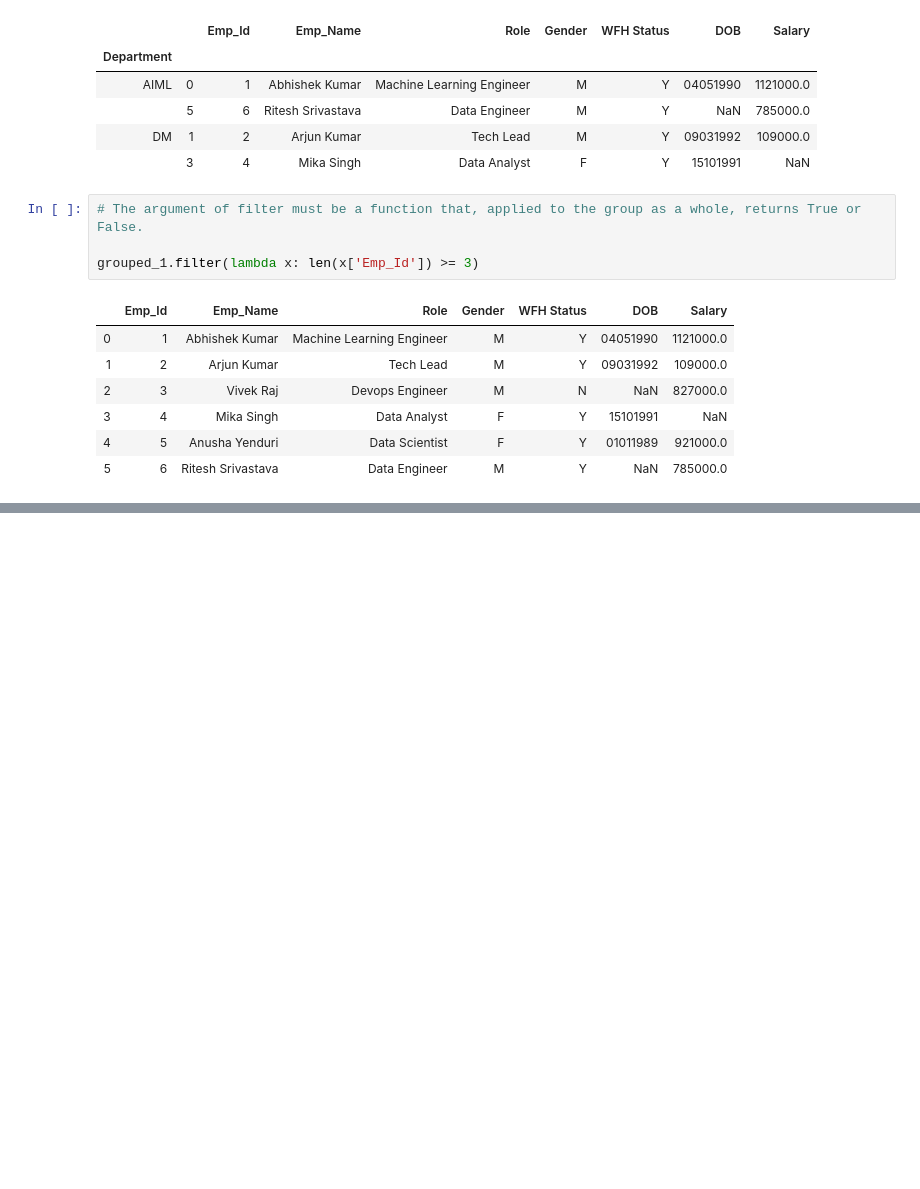
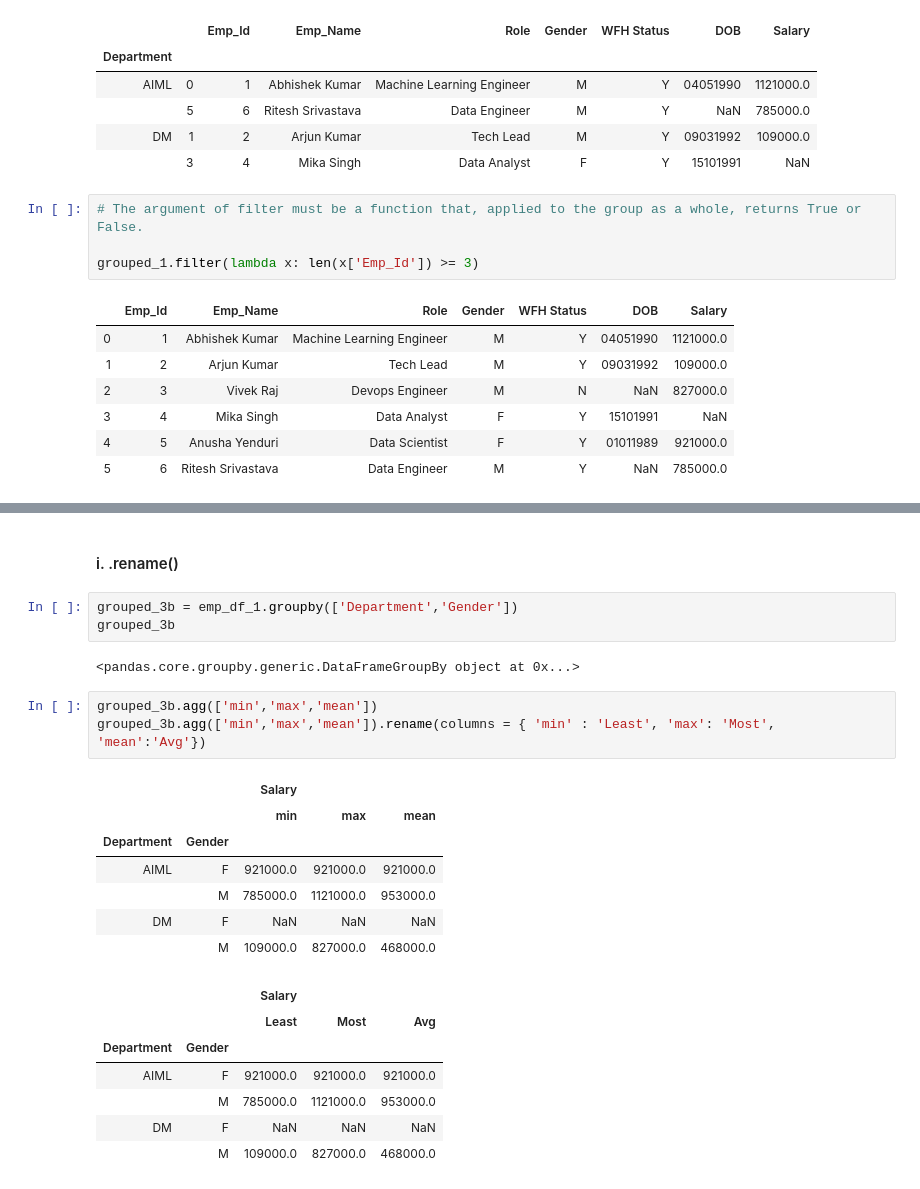
Before and after one commit to AbhishekKumar-0311/Machine-Learning-with-Python, a Jupyter notebook: Pandas/Learning_Pandas_Part_4.ipynb, the cells around one changed output, grey strips where cells are left out. Cells and saved outputs as stored; diff of their text form; blank space fills up the shorter version.

```diff
--- a/Pandas/Learning_Pandas_Part_4.ipynb
+++ b/Pandas/Learning_Pandas_Part_4.ipynb
@@ -196,0 +393,25 @@ grouped_2
+# %% [markdown]
+#### i. .rename()
+# %%
+grouped_3b = emp_df_1.groupby(['Department','Gender'])
+grouped_3b
+# %% [output]
+<pandas.core.groupby.generic.DataFrameGroupBy object at 0x...>
+# %%
+grouped_3b.agg(['min','max','mean'])
+grouped_3b.agg(['min','max','mean']).rename(columns = { 'min' : 'Least', 'max': 'Most', 'mean':'Avg'})
+# %% [output]
+|  |  | Salary |  |  |
+|  |  | min | max | mean |
+| Department | Gender |  |  |  |
+| AIML | F | 921000.0 | 921000.0 | 921000.0 |
+|  | M | 785000.0 | 1121000.0 | 953000.0 |
+| DM | F | NaN | NaN | NaN |
+|  | M | 109000.0 | 827000.0 | 468000.0 |
+|  |  | Salary |  |  |
+|  |  | Least | Most | Avg |
+| Department | Gender |  |  |  |
+| AIML | F | 921000.0 | 921000.0 | 921000.0 |
+|  | M | 785000.0 | 1121000.0 | 953000.0 |
+| DM | F | NaN | NaN | NaN |
+|  | M | 109000.0 | 827000.0 | 468000.0 |
```
Also changed, not shown: parts of 50 cells of this notebook.
